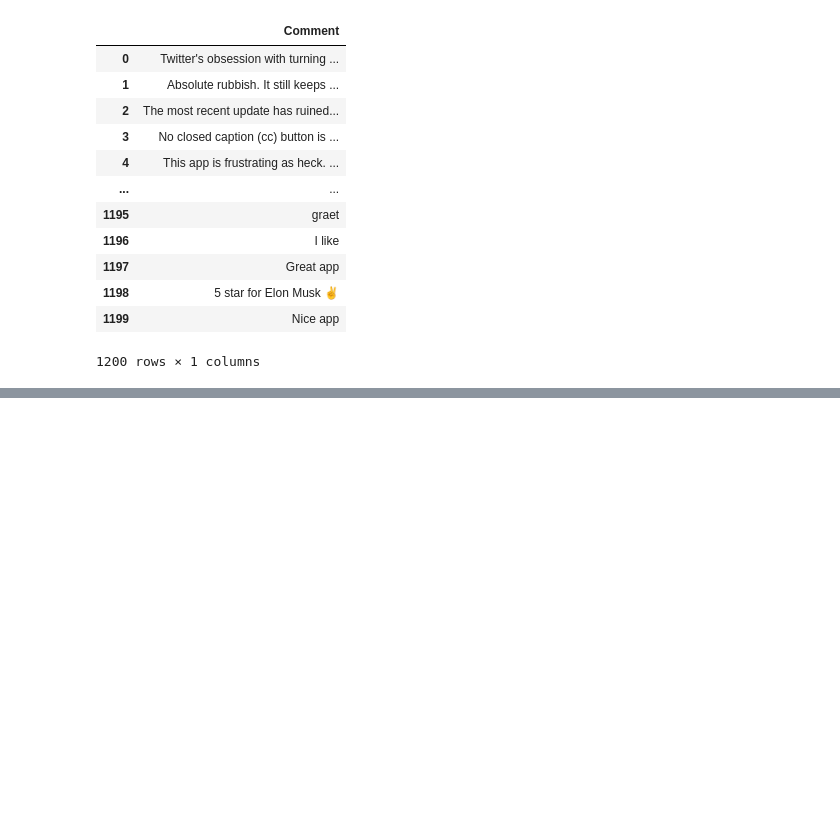
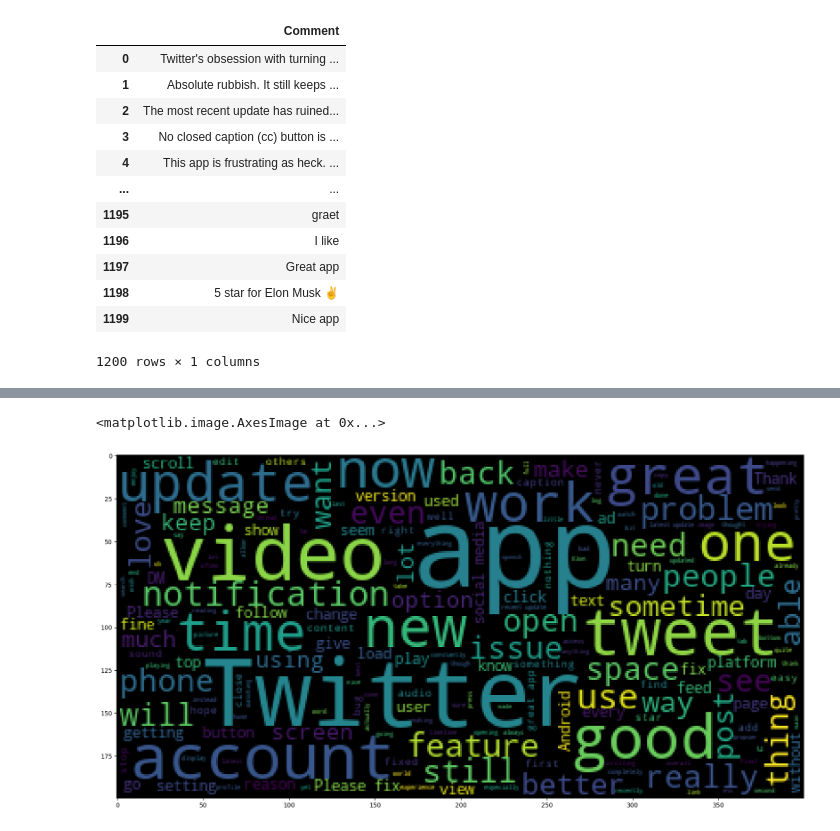
Before and after one commit to mateuscavalcant/sentiment-analysis-nlp, a Jupyter notebook: notebooks/analysis_sentiment.ipynb, the cells around one changed output, grey strips where cells are left out. Cells and saved outputs as stored; diff of their text form; code cells hidden in the pictures; blank space fills up the shorter version.

```diff
--- a/notebooks/analysis_sentiment.ipynb
+++ b/notebooks/analysis_sentiment.ipynb
@@ -68,0 +91,16 @@ df[['Comment', 'Tokens', 'Pos_tags', 'Sentiment', 'Sentiment_Classification']]
+# %%
+# Selecionando apenas os comentários positivos
+positiveComments = df.loc[df.Sentiment_Classification == "Positive", :]
+# %%
+# alocando os comentários positivos em uma lista
+positiveList= positiveComments['Comment'].to_list()
+# %%
+# juntando as frases dos comentários positivos em um parágrafo
+positiveParagraph = "".join(positiveList)
+# %%
+# exibindo WordCloud das palavras positivas
+plt.figure(figsize=(20, 20))
+plt.imshow(WordCloud().generate(positiveParagraph))
+# %% [output]
+<matplotlib.image.AxesImage at 0x...>
+[figure, added]
```
Also changed, not shown: parts of 12 cells of this notebook.
